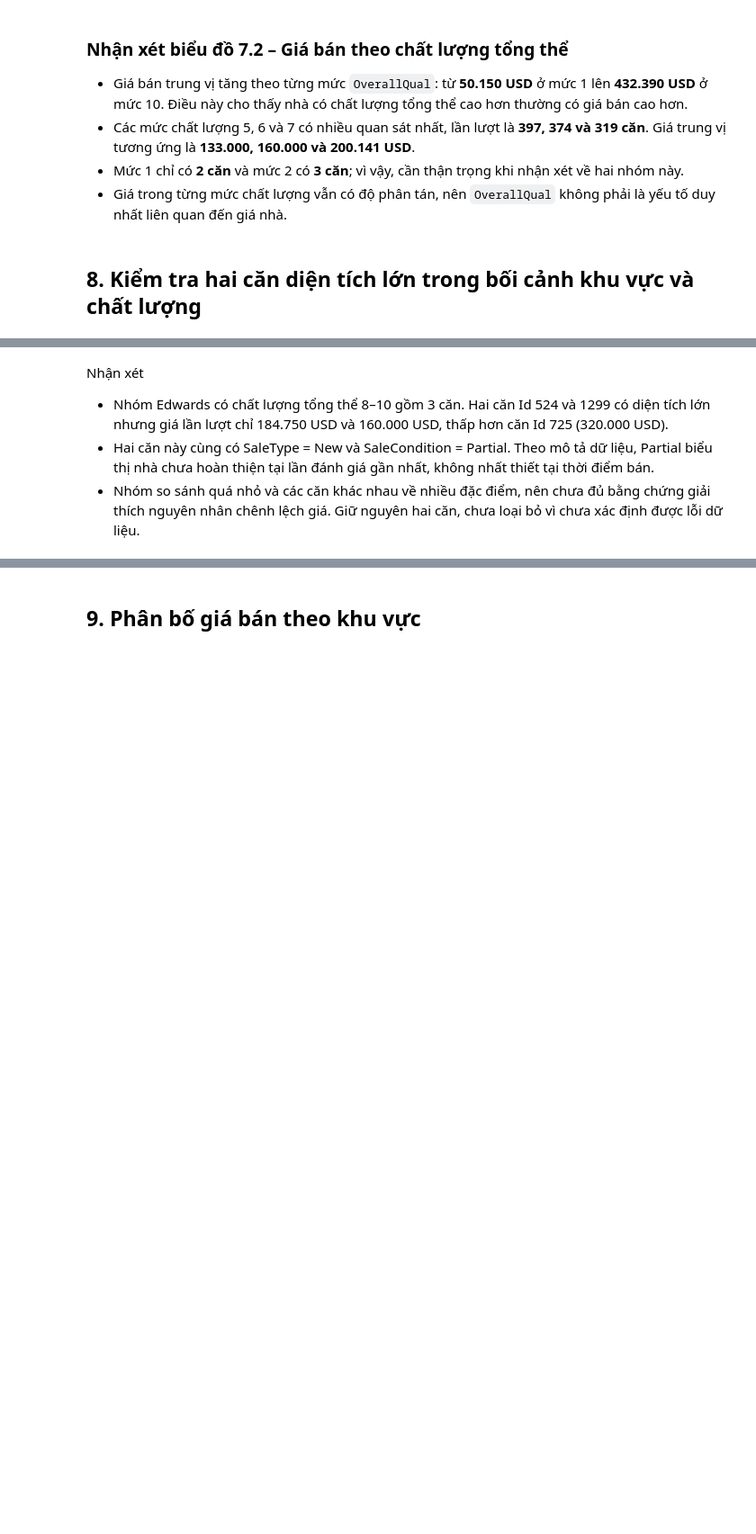
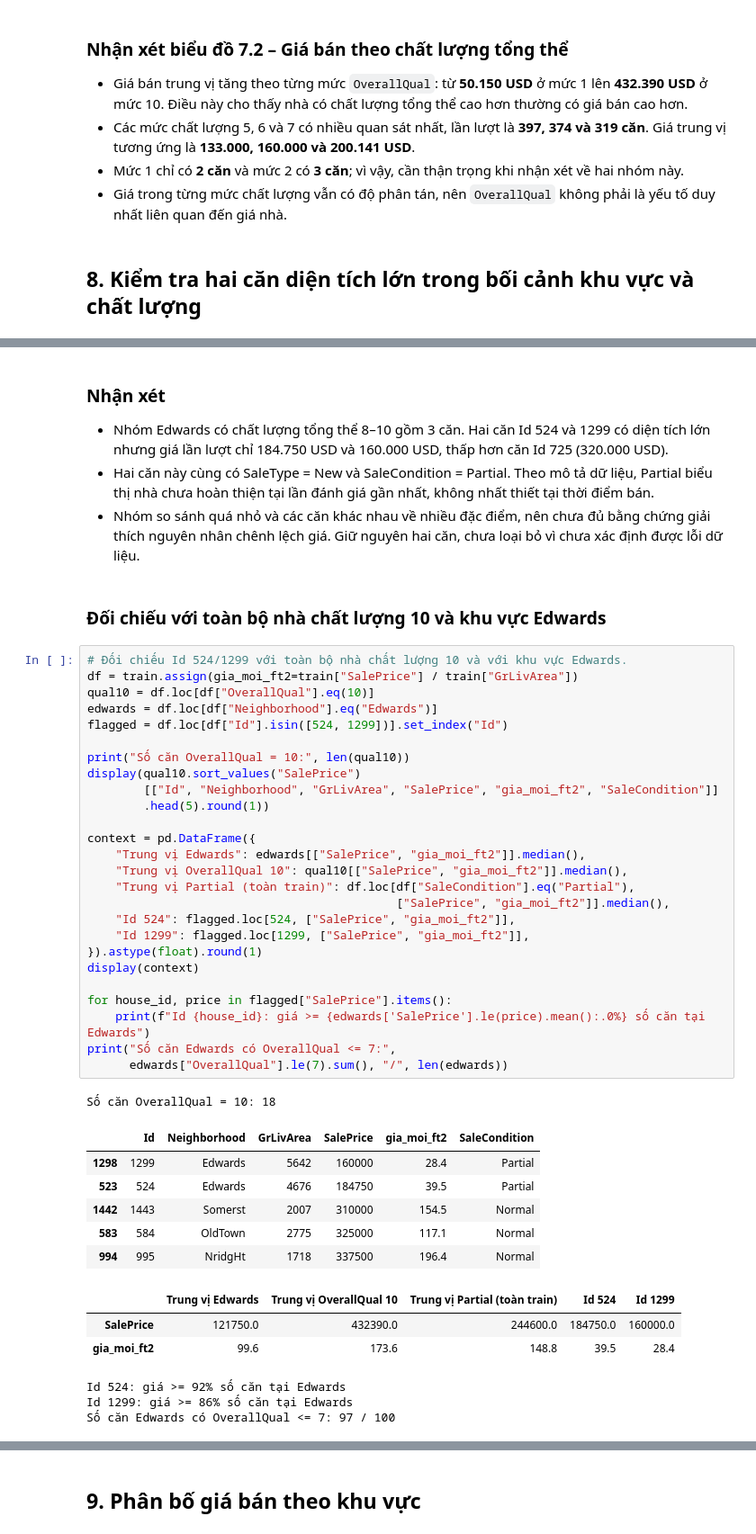
Before and after one commit to HuyTec/SGU_HocMay_2026-2027, a Jupyter notebook: Challenge1_House Prices_ Advanced Regression/notebooks/01_data_exploration.ipynb, the cells around one changed output, grey strips where cells are left out. Shown at 90% size. Cells and saved outputs as stored; diff of their text form; blank space fills up the shorter version.

```diff
--- a/Challenge1_House Prices_ Advanced Regression/notebooks/01_data_exploration.ipynb
+++ b/Challenge1_House Prices_ Advanced Regression/notebooks/01_data_exploration.ipynb
@@ -520,7 +517,50 @@ Số căn tại Edwards, chất lượng 8–10: 3
 | 1298 | 1299 | 5642 | 160000 | 10 | 2008 | New | Partial |
 [figure]
 # %% [markdown]
-Nhận xét
+### Nhận xét
+
 - Nhóm Edwards có chất lượng tổng thể 8–10 gồm 3 căn. Hai căn Id 524 và 1299 có diện tích lớn nhưng giá lần lượt chỉ 184.750 USD và 160.000 USD, thấp hơn căn Id 725 (320.000 USD).
 - Hai căn này cùng có SaleType = New và SaleCondition = Partial. Theo mô tả dữ liệu, Partial biểu thị nhà chưa hoàn thiện tại lần đánh giá gần nhất, không nhất thiết tại thời điểm bán.
 - Nhóm so sánh quá nhỏ và các căn khác nhau về nhiều đặc điểm, nên chưa đủ bằng chứng giải thích nguyên nhân chênh lệch giá. Giữ nguyên hai căn, chưa loại bỏ vì chưa xác định được lỗi dữ liệu.
+# %% [markdown]
+### Đối chiếu với toàn bộ nhà chất lượng 10 và khu vực Edwards
+# %%
+# Đối chiếu Id 524/1299 với toàn bộ nhà chất lượng 10 và với khu vực Edwards.
+df = train.assign(gia_moi_ft2=train["SalePrice"] / train["GrLivArea"])
+qual10 = df.loc[df["OverallQual"].eq(10)]
+edwards = df.loc[df["Neighborhood"].eq("Edwards")]
+flagged = df.loc[df["Id"].isin([524, 1299])].set_index("Id")
+
+print("Số căn OverallQual = 10:", len(qual10))
+display(qual10.sort_values("SalePrice")
+        [["Id", "Neighborhood", "GrLivArea", "SalePrice", "gia_moi_ft2", "SaleCondition"]]
+        .head(5).round(1))
+
+context = pd.DataFrame({
+    "Trung vị Edwards": edwards[["SalePrice", "gia_moi_ft2"]].median(),
+    "Trung vị OverallQual 10": qual10[["SalePrice", "gia_moi_ft2"]].median(),
+    "Trung vị Partial (toàn train)": df.loc[df["SaleCondition"].eq("Partial"),
+                                            ["SalePrice", "gia_moi_ft2"]].median(),
+    "Id 524": flagged.loc[524, ["SalePrice", "gia_moi_ft2"]],
+    "Id 1299": flagged.loc[1299, ["SalePrice", "gia_moi_ft2"]],
+}).astype(float).round(1)
+display(context)
+
+for house_id, price in flagged["SalePrice"].items():
+    print(f"Id {house_id}: giá >= {edwards['SalePrice'].le(price).mean():.0%} số căn tại Edwards")
+print("Số căn Edwards có OverallQual <= 7:",
+      edwards["OverallQual"].le(7).sum(), "/", len(edwards))
+# %% [output]
+Số căn OverallQual = 10: 18
+|  | Id | Neighborhood | GrLivArea | SalePrice | gia_moi_ft2 | SaleCondition |
+| 1298 | 1299 | Edwards | 5642 | 160000 | 28.4 | Partial |
+| 523 | 524 | Edwards | 4676 | 184750 | 39.5 | Partial |
+| 1442 | 1443 | Somerst | 2007 | 310000 | 154.5 | Normal |
+| 583 | 584 | OldTown | 2775 | 325000 | 117.1 | Normal |
+| 994 | 995 | NridgHt | 1718 | 337500 | 196.4 | Normal |
+|  | Trung vị Edwards | Trung vị OverallQual 10 | Trung vị Partial (toàn train) | Id 524 | Id 1299 |
+| SalePrice | 121750.0 | 432390.0 | 244600.0 | 184750.0 | 160000.0 |
+| gia_moi_ft2 | 99.6 | 173.6 | 148.8 | 39.5 | 28.4 |
+Id 524: giá >= 92% số căn tại Edwards
+Id 1299: giá >= 86% số căn tại Edwards
+Số căn Edwards có OverallQual <= 7: 97 / 100
```
Also changed, not shown: parts of 8 cells of this notebook.
